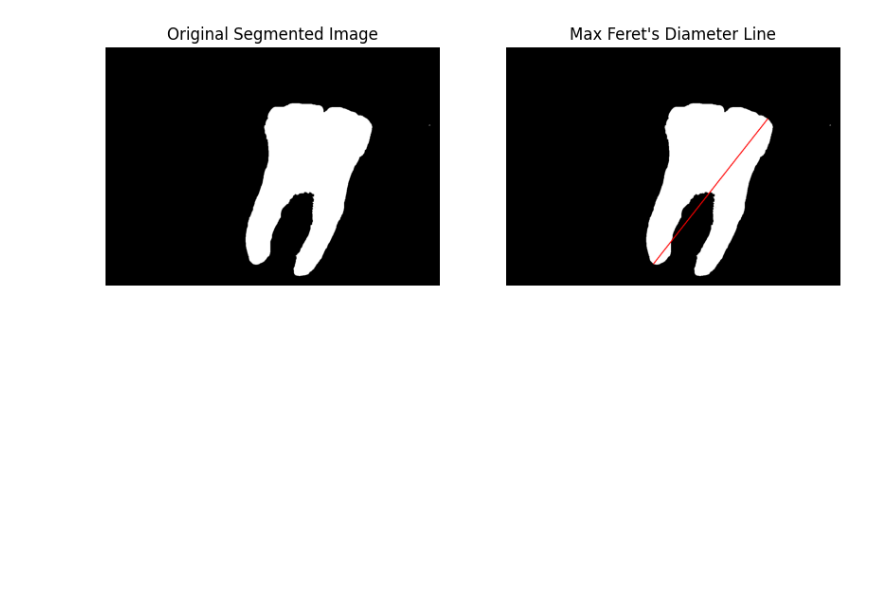
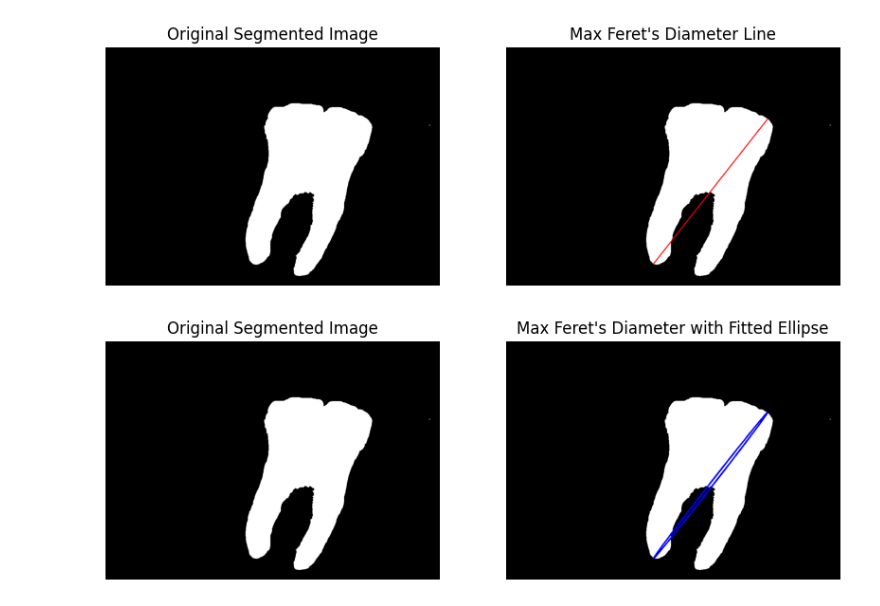
Before and after one commit to ashwin271/ferets-mask-length, a Jupyter notebook: ferets.ipynb, the cells around one changed output. Drawn from its saved outputs; the diff is of its cells as text; code cells hidden in the pictures; blank space fills up the shorter version.

```diff
--- a/ferets.ipynb
+++ b/ferets.ipynb
@@ -108,0 +146,19 @@ plt.show()
+# %%
+# Visualize the result: Original image with the Feret's ellipse and diameter
+plt.figure(figsize=(10, 5))
+
+# Plot the original segmented image
+plt.subplot(1, 2, 1)
+plt.imshow(segmented_img, cmap='gray')
+plt.title('Original Segmented Image')
+plt.axis('off')
+
+# Plot the image with the Max Feret Diameter Line and the corresponding ellipse
+plt.subplot(1, 2, 2)
+plt.imshow(cv2.cvtColor(result_img_with_feret_ellipse, cv2.COLOR_BGR2RGB))
+plt.title("Max Feret's Diameter with Fitted Ellipse")
+plt.axis('off')
+
+plt.show()
+# %% [output]
+[figure, added]
```
Also changed, not shown: parts of 1 cell of this notebook.
